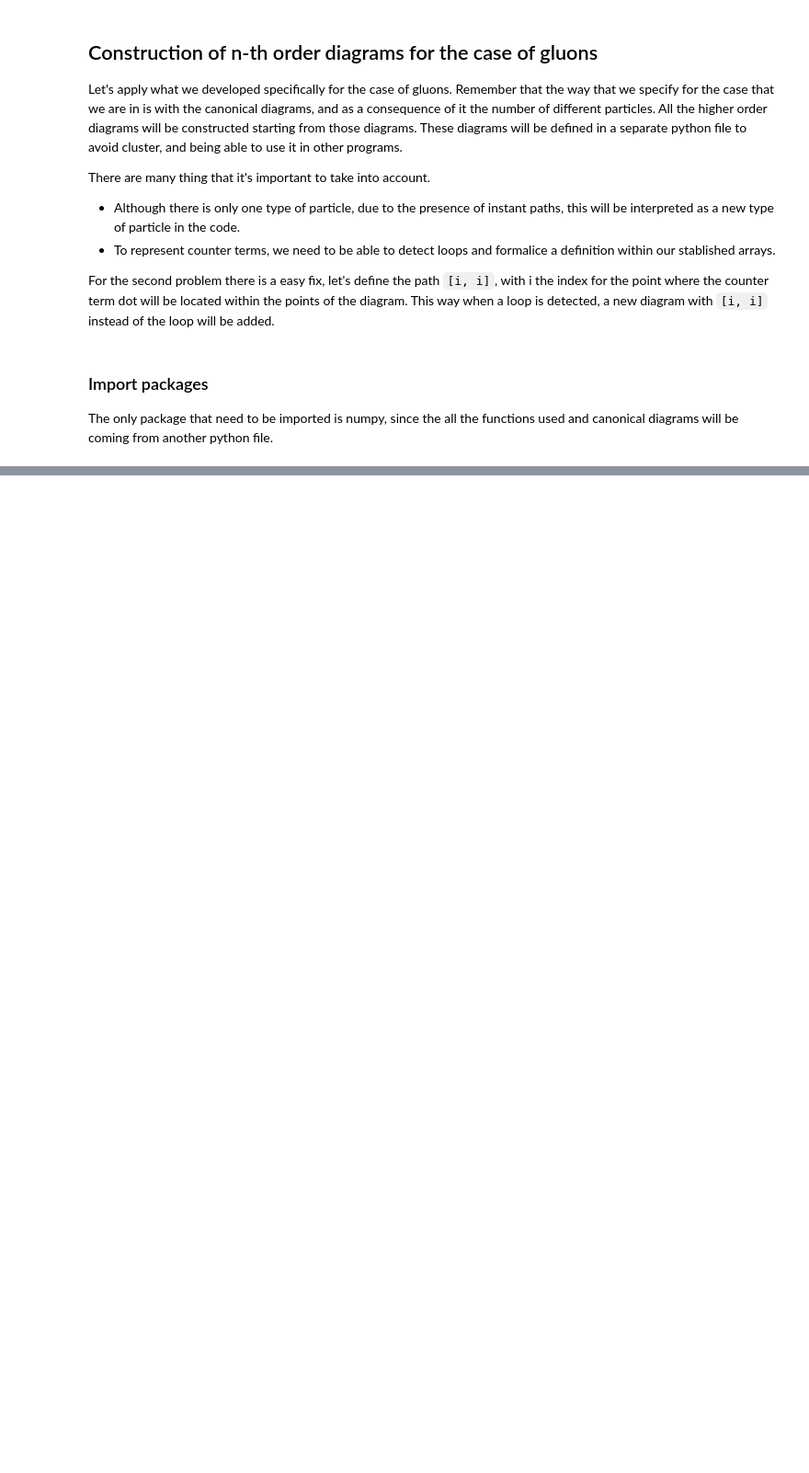
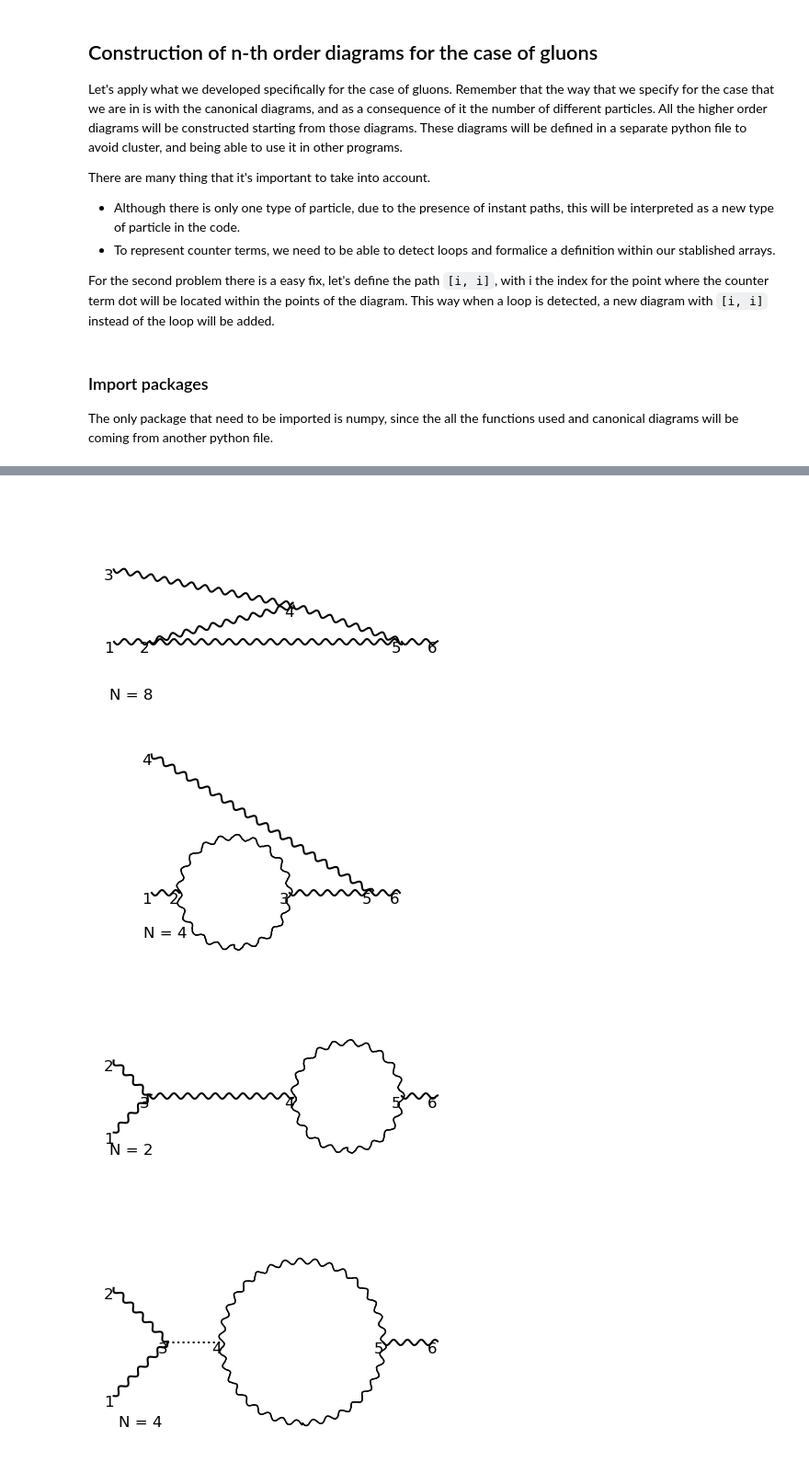
Before and after one commit to liuzhuozhuo/edp-renormalization, a Jupyter notebook: python/gluons.ipynb, the cells around one changed output, grey strips where cells are left out. Shown at 92% size. Saved outputs shown, nothing was run; the diff lists cells and outputs as text; code cells hidden in the pictures; blank space fills up the shorter version.

```diff
--- a/python/gluons.ipynb
+++ b/python/gluons.ipynb
@@ -23,3 +45,19 @@ points2, paths2, count2 = group_diagrams(points_2nd, paths_2nd, count_2nd)
 # %%
-points_3rd, paths_3rd, count_3rd = combine_diagrams_order([can_points_1st, points2], [can_paths_1st ,paths2], [can_number_1st, count2],[[2, 2]], 5, offset=0)
+points_3rd, paths_3rd, count_3rd = combine_diagrams_order([can_points_1st, points2], [can_paths_1st ,paths2], [can_number_1st, count2],type_proc, till_order, offset=0)
 points3, paths3, count3 = group_diagrams(points_3rd, paths_3rd, count_3rd)
+# %%
+for i in range(len(paths3)):
+    in_out_paths_3 = in_out_paths(paths3[i])
+    inp = 0
+    out = 0
+    for j in range(len(paths3[0])):
+        inp += len(np.trim_zeros(in_out_paths_3[j, 0]))
+        out += len(np.trim_zeros(in_out_paths_3[j, 1]))
+    if inp == 1 and out == 2:
+        points3[i], paths3[i] = detect_superposition(points3[i], paths3[i])
+        represent_diagram(reposition_diagram(points3[i], in_out_paths_3), paths3[i], index=True, line=["photon", "dotted"], colors=["black", "black"], number=count3[i])
+# %% [output]
+[figure, added]
+[figure, added]
+[figure, added]
+[figure, added]
```
Also changed, not shown: parts of 13 cells of this notebook, 1 other file.
